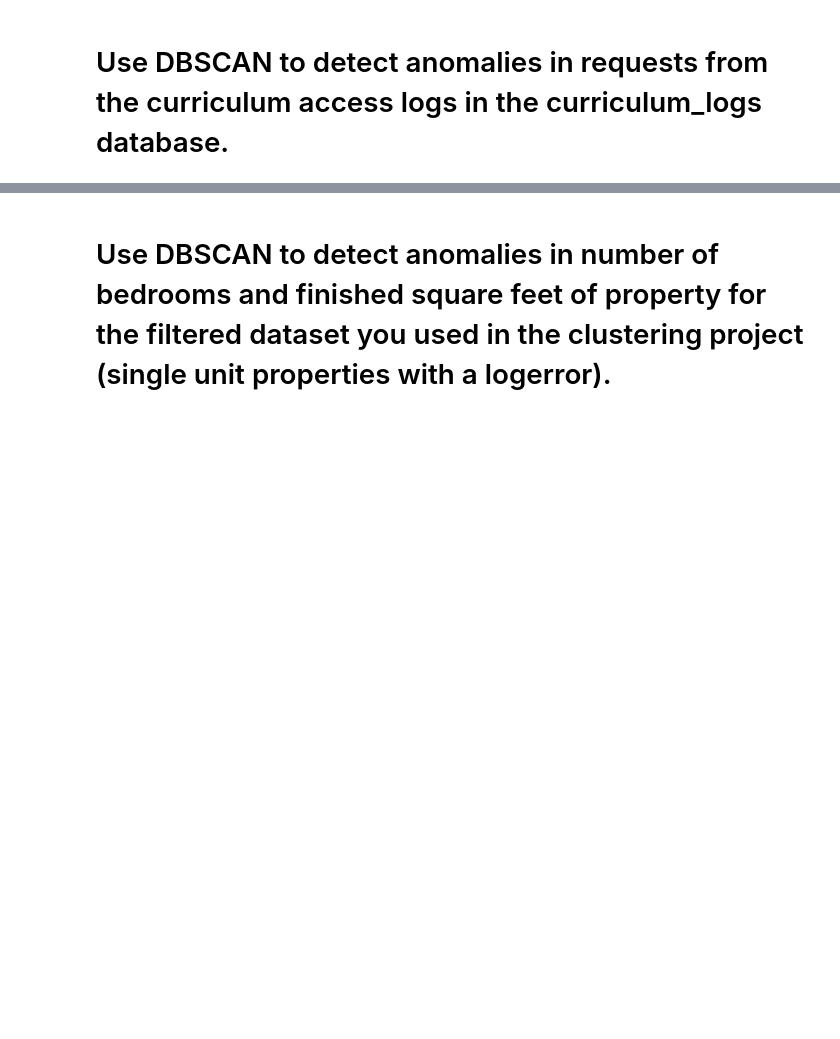
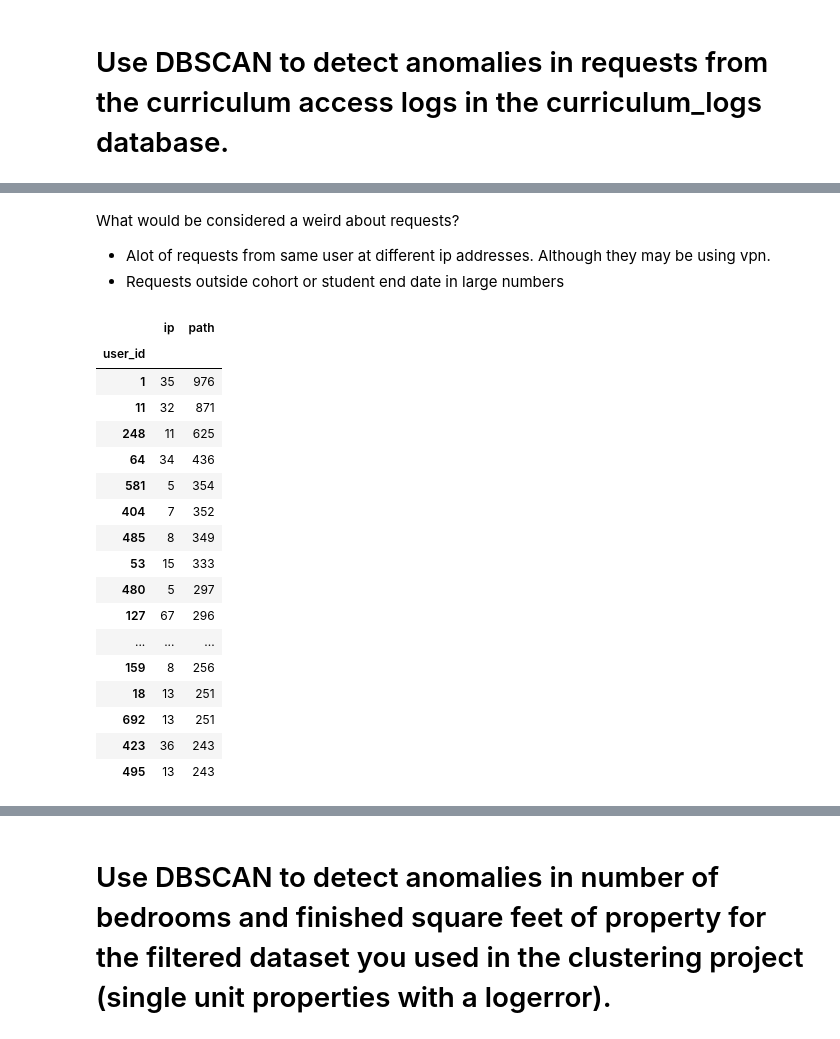
Before and after one commit to joshua-shorterivey/anomaly-detection-exercises, a Jupyter notebook: clustering_anomaly_detection.ipynb, the cells around one changed output, grey strips where cells are left out. Drawn from its saved outputs; the diff is of its cells as text; code cells hidden in the pictures; blank space fills up the shorter version.

```diff
--- a/clustering_anomaly_detection.ipynb
+++ b/clustering_anomaly_detection.ipynb
@@ -206,0 +249,4 @@ plt.show()
+# %% [markdown]
+What would be considered a weird about requests?
+* Alot of requests from same user at different ip addresses. Although they may be using vpn.
+* Requests outside cohort or student end date in large numbers
@@ -206,0 +258,21 @@ plt.show()
+# %%
+id_counts.sort_values(['path','ip'], ascending=False).head(20)
+# %% [output]
+|  | ip | path |
+| user_id |  |  |
+| 1 | 35 | 976 |
+| 11 | 32 | 871 |
+| 248 | 11 | 625 |
+| 64 | 34 | 436 |
+| 581 | 5 | 354 |
+| 404 | 7 | 352 |
+| 485 | 8 | 349 |
+| 53 | 15 | 333 |
+| 480 | 5 | 297 |
+| 127 | 67 | 296 |
+| ... | ... | ... |
+| 159 | 8 | 256 |
+| 18 | 13 | 251 |
+| 692 | 13 | 251 |
+| 423 | 36 | 243 |
+| 495 | 13 | 243 |
```
Also changed, not shown: parts of 15 cells of this notebook, 1 other file.
